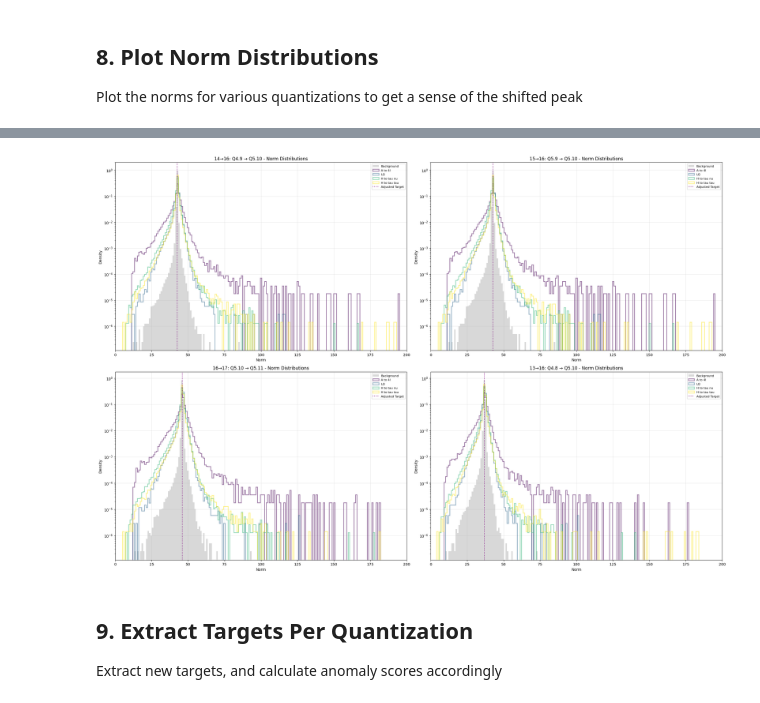
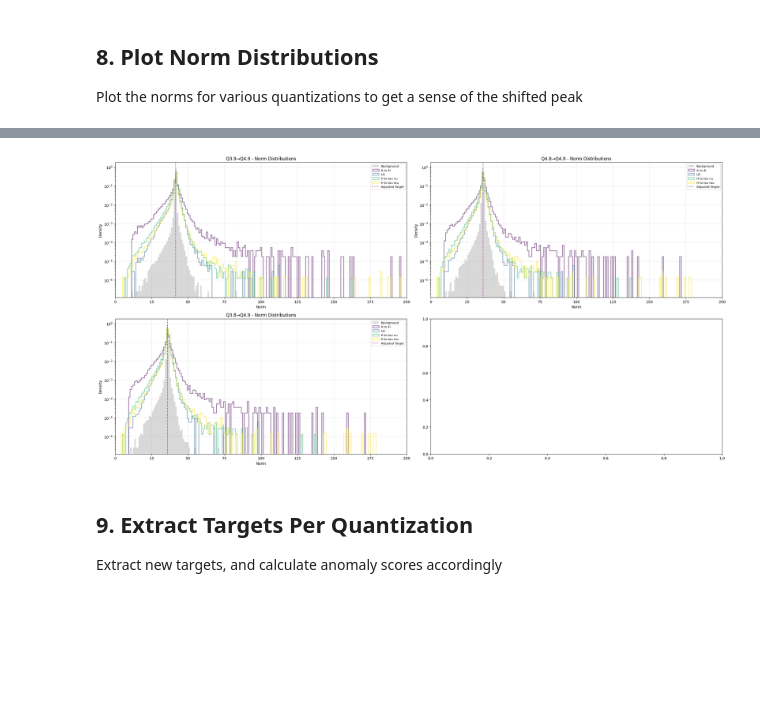
Before and after one commit to SLAC-Julia-Group/hardware-aware-tensor-networks, a Jupyter notebook: TN/Quantization_testbed.ipynb, the cells around one changed output, grey strips where cells are left out. Drawn from its saved outputs; the diff is of its cells as text; code cells hidden in the pictures; blank space fills up the shorter version.

```diff
--- a/TN/quantization_testbed.ipynb
+++ b/TN/Quantization_testbed.ipynb
@@ -103,9 +240,8 @@ def ComputeNorm(data, targets, *params):
         tensor.modify(data=param)
 
     tn_i = embed(data, embedding)
-    compressed = temp_model.cascade.apply(tn_i)
 
-    return InputsToNorm(compressed, tn_i)
+    return InputsToNorm(temp_model, tn_i)
 
 
 @jax.jit
@@ -116,9 +252,8 @@ def ComputeScore(data, targets, *params):
         tensor.modify(data=param)
 
     tn_i = embed(data, embedding)
-    compressed = temp_model.cascade.apply(tn_i)
 
-    return InputsToScore(compressed, tn_i)
+    return InputsToScore(temp_model, tn_i)
 
 # Vectorize for batch processing
 norm_term = jax.jit(jax.vmap(ComputeNorm, in_axes=[0, None] + [None]*autoencoder.L), backend='gpu')
@@ -135,8 +270,8 @@ import utils.dataloader as d
 inputPath = "/lus/eagle/projects/ATLAS_workflow_ALCF/sagar/QiML/"
 background_loader = d.load_data(inputPath + "background_for_training.h5", batch_size=10000, shuffle=False, skip_MET_eta=False, norm=True)
 signal_loaders = {
-    'A to 4l': d.load_data(inputPath + "Ato4l_lepFilter_13TeV.h5", batch_size=10000, shuffle=False, skip_MET_eta=False, norm=True),
+    'Ato4l': d.load_data(inputPath + "Ato4l_lepFilter_13TeV.h5", batch_size=10000, shuffle=False, skip_MET_eta=False, norm=True),
     'LQ': d.load_data(inputPath + "leptoquark_LOWMASS_lepFilter_13TeV.h5", batch_size=10000, shuffle=False, skip_MET_eta=False, norm=True),
-    'H to tau nu': d.load_data(inputPath + "hChToTauNu_13TeV_PU20.h5", batch_size=10000, shuffle=False, skip_MET_eta=False, norm=True),
-    'H to tau tau': d.load_data(inputPath + "hToTauTau_13TeV_PU20.h5", batch_size=10000, shuffle=False, skip_MET_eta=False, norm=True),
+    'hToTauNu': d.load_data(inputPath + "hChToTauNu_13TeV_PU20.h5", batch_size=10000, shuffle=False, skip_MET_eta=False, norm=True),
+    'hToTauTau': d.load_data(inputPath + "hToTauTau_13TeV_PU20.h5", batch_size=10000, shuffle=False, skip_MET_eta=False, norm=True),
 }
@@ -376,10 +662,9 @@ print("="*80)
 # Format: [(layer0_bits, layer0_frac), (layer1_bits, layer1_frac), ...]
 mixed_configs = [
     # Name: (Layer0, Layer1, Layer2, ...)
-    ("14→16", [(14, 9), (16, 10)]),
-    ("15→16", [(15, 9), (16, 10)]),
-    ("16→17", [(16, 10), (17, 11)]),
-    ("13→16", [(13, 8), (16, 10)]),
+    ("Q3.9→Q4.9", [(13, 9), (14, 9)]),
+    ("Q4.8→Q4.9", [(13, 8), (14, 9)]),
+    ("Q3.8→Q4.9", [(12, 8), (14, 9)]),
 ]
 
 mixed_results = {}
@@ -491,12 +770,18 @@ targets_adjusted = {
     'Q4.11 (16-bit)': 47.75,
     'Q5.10 (16-bit)': 45.5,
     'Q7.8 (16-bit)': 34.5,
-    'Q5.9 (15-bit)': 41.5,
-    'Q4.9 (14-bit)': 41.5,
-    'Q4.8 (13-bit)': 34.75,
-    'Q3.8 (12-bit)': 35.0,
+    'Q5.9 (15-bit)': 41.44,
+    'Q4.10 (15-bit)': 45.56,
+    'Q4.9 (14-bit)': 41.44,
+    'Q5.8 (14-bit)': 34.74,
+    'Q4.8 (13-bit)': 34.74,
+    'Q3.9 (13-bit)': 41.44,
+    'Q3.8 (12-bit)': 34.74,
+    'Q2.9 (12-bit)': 41.44,
     'Q5.6 (12-bit)': 10.5,
     'Q3.4 (8-bit)': 0.05,
+    'Q1.9 (11-bit)': 40.24,
+    'Q0.9 (10-bit)': 23.60,
 }
 
 # Plot distributions for each precision
@@ -565,6 +849,10 @@ mixed_targets = {
     '14→16': 42.6,
     '16→17': 46.0,
     '13→16': 36.85,
+    'Q3.9→Q4.9': 41.44,
+    'Q4.8→Q4.9': 35.84,
+    'Q3.8→Q4.9': 35.84,
+
 }
 
 # Plot distributions for each mixed precision config
@@ -586,36 +874,35 @@ for config_idx, (config_name, results) in enumerate(mixed_results.items()):
     ax = axes[int(config_idx/2)][config_idx%2]
 
     # Plot background
     bkg_norms = results['background']
     ax.hist(bkg_norms, bins=bins, alpha=0.3, label='Background',
             density=True, histtype='stepfilled', color='gray')
 
     # Plot signals
     for sig_idx, signal_name in enumerate(signal_loaders.keys()):
         sig_norms = results['signals'][signal_name]
         ax.hist(sig_norms, bins=bins, alpha=0.5, label=f'{signal_name}',
                 density=True, histtype='step', linewidth=2, color=colors[sig_idx])
 
     # Mark adjusted target
     if config_name in mixed_targets:
         ax.axvline(mixed_targets[config_name], color='purple', linestyle=':', label='Adjusted Target')
 
     ax.set_xlabel('Norm')
     ax.set_ylabel('Density')
 
     # Add layer configs to title
-    layer_info = " → ".join([str(c) for c in results['configs']])
-    ax.set_title(f'{config_name}: {layer_info} - Norm Distributions')
+    ax.set_title(f'{config_name} - Norm Distributions')
     ax.legend(loc='best', fontsize=8)
     ax.set_yscale('log')
     ax.grid(alpha=0.3)
     ax.set_xlim([xmin, xmax])
 
 plt.tight_layout()
 plt.savefig(output_dir+"/norm_distributions_mixed_precision.png", dpi=150)
 plt.show()
 # %% [output]
-[figure, old version]
+[figure, new version]
 # %% [markdown]
 ## 9. Extract Targets Per Quantization
 
```
Also changed, not shown: parts of 23 cells of this notebook, 15 other files.
